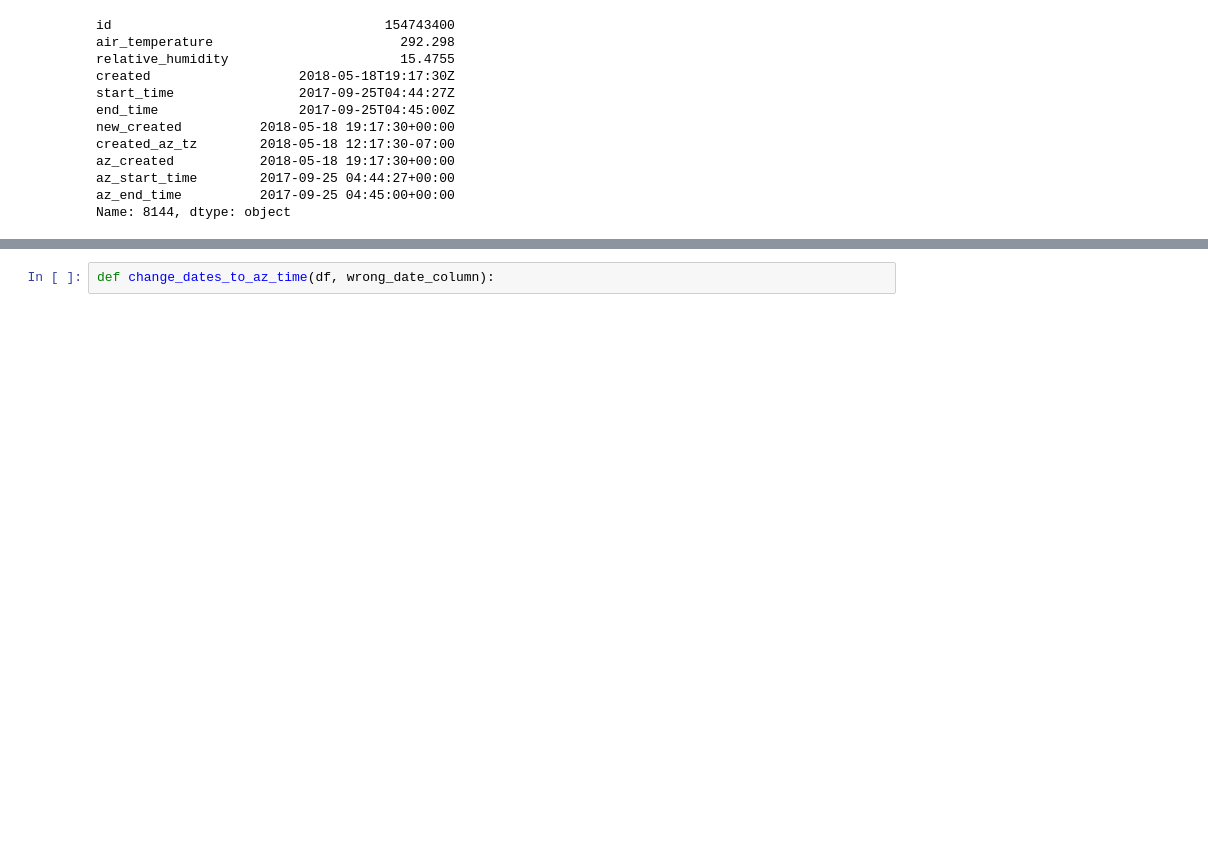
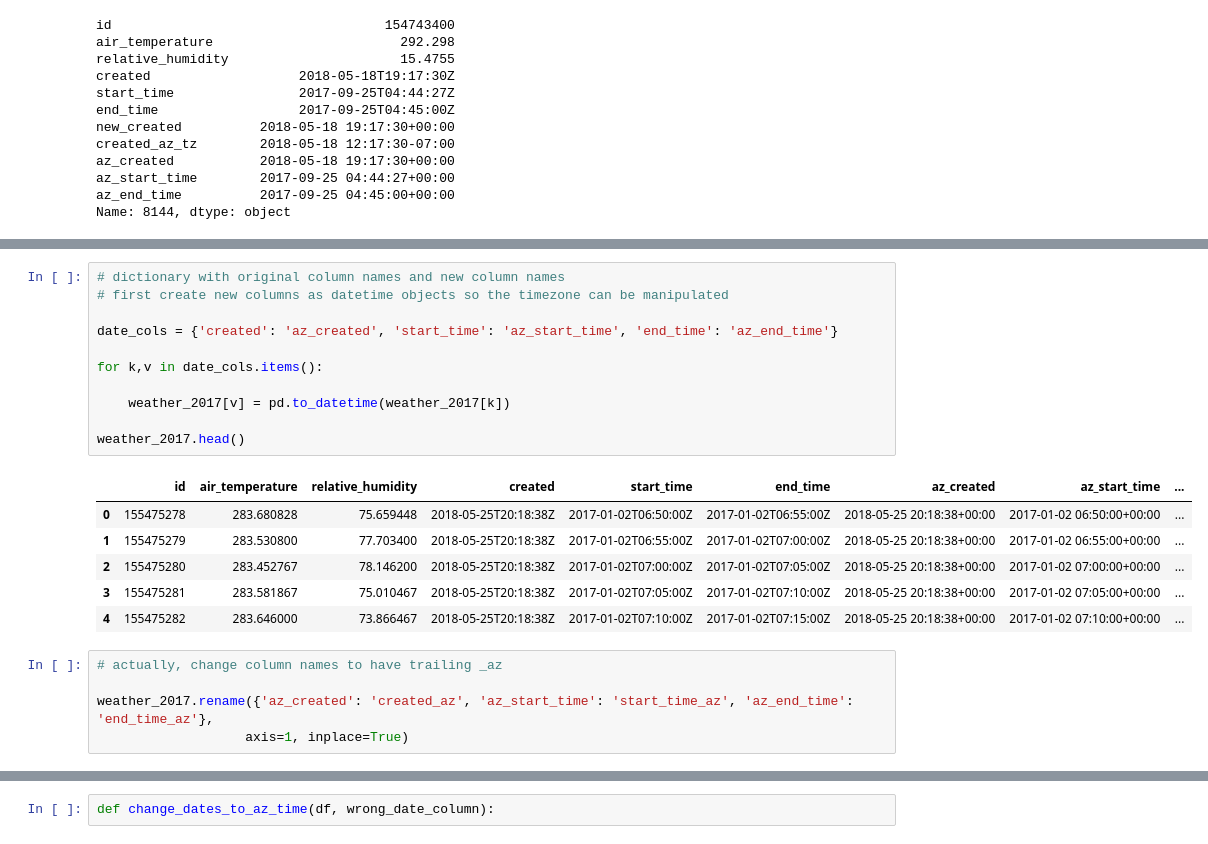
Before and after one commit to genophenoenvo/terraref-datasets, a Jupyter notebook: notebooks/season_4_weather.ipynb, the cells around one changed output, grey strips where cells are left out. Saved outputs shown, nothing was run; the diff lists cells and outputs as text; blank space fills up the shorter version.

```diff
--- a/notebooks/season_4_weather.ipynb
+++ b/notebooks/season_4_weather.ipynb
@@ -475,0 +498,23 @@ az_cols = ['az_created', 'az_start_time', 'az_end_time']
+# %%
+# dictionary with original column names and new column names
+# first create new columns as datetime objects so the timezone can be manipulated
+
+date_cols = {'created': 'az_created', 'start_time': 'az_start_time', 'end_time': 'az_end_time'}
+
+for k,v in date_cols.items():
+
+    weather_2017[v] = pd.to_datetime(weather_2017[k])
+
+weather_2017.head()
+# %% [output]
+|  | id | air_temperature | relative_humidity | created | start_time | end_time | az_created | az_start_time | ... |
+| 0 | 155475278 | 283.680828 | 75.659448 | 2018-05-25T20:18:38Z | 2017-01-02T06:50:00Z | 2017-01-02T06:55:00Z | 2018-05-25 20:18:38+00:00 | 2017-01-02 06:50:00+00:00 | ... |
+| 1 | 155475279 | 283.530800 | 77.703400 | 2018-05-25T20:18:38Z | 2017-01-02T06:55:00Z | 2017-01-02T07:00:00Z | 2018-05-25 20:18:38+00:00 | 2017-01-02 06:55:00+00:00 | ... |
+| 2 | 155475280 | 283.452767 | 78.146200 | 2018-05-25T20:18:38Z | 2017-01-02T07:00:00Z | 2017-01-02T07:05:00Z | 2018-05-25 20:18:38+00:00 | 2017-01-02 07:00:00+00:00 | ... |
+| 3 | 155475281 | 283.581867 | 75.010467 | 2018-05-25T20:18:38Z | 2017-01-02T07:05:00Z | 2017-01-02T07:10:00Z | 2018-05-25 20:18:38+00:00 | 2017-01-02 07:05:00+00:00 | ... |
+| 4 | 155475282 | 283.646000 | 73.866467 | 2018-05-25T20:18:38Z | 2017-01-02T07:10:00Z | 2017-01-02T07:15:00Z | 2018-05-25 20:18:38+00:00 | 2017-01-02 07:10:00+00:00 | ... |
+# %%
+# actually, change column names to have trailing _az
+
+weather_2017.rename({'az_created': 'created_az', 'az_start_time': 'start_time_az', 'az_end_time': 'end_time_az'},
+                   axis=1, inplace=True)
```
Also changed, not shown: parts of 8 cells of this notebook.
